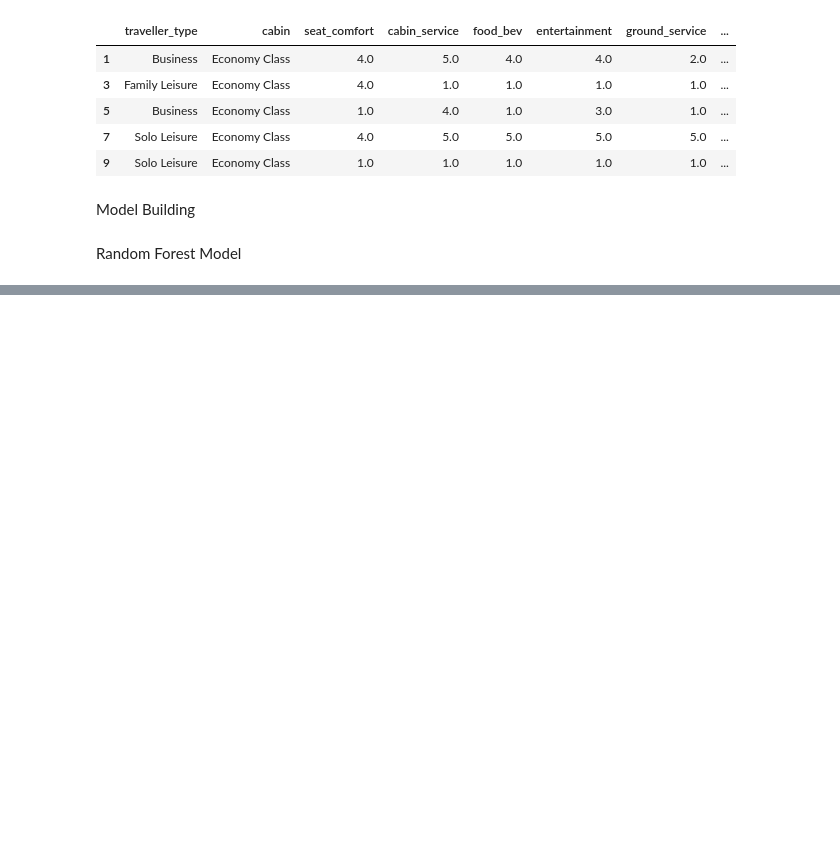
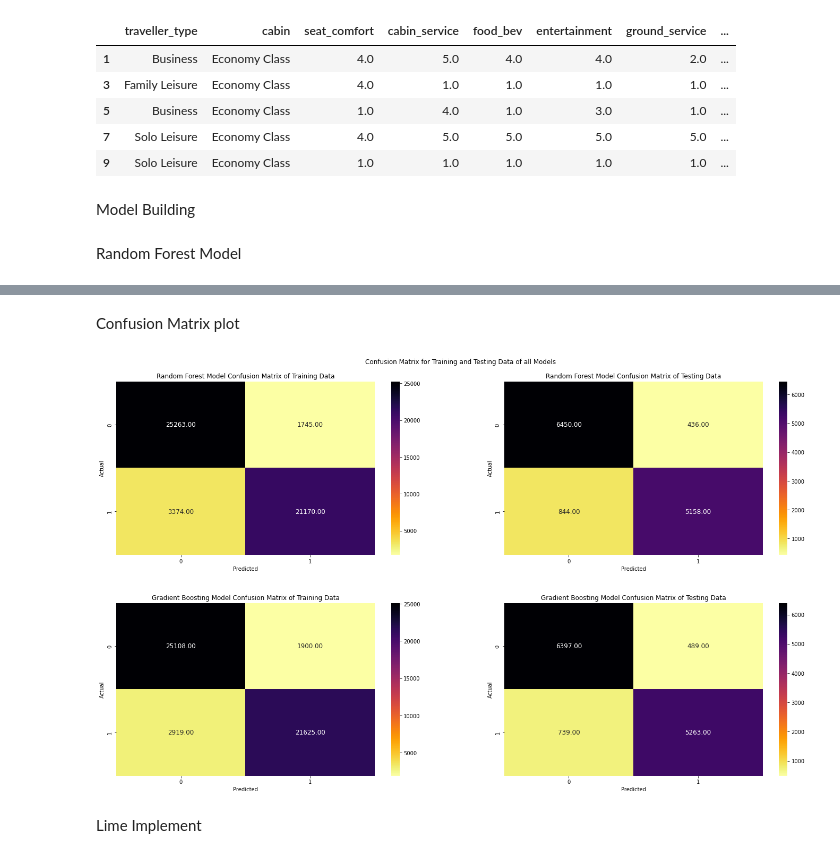
Before and after one commit to Jaiharish-passion07/Third_Classification_capstone_project, a Jupyter notebook: Individual_classification_Notebook.ipynb, the cells around one changed output, grey strips where cells are left out. Cells and saved outputs as stored; diff of their text form; code cells hidden in the pictures; blank space fills up the shorter version.

```diff
--- a/Individual_classification_Notebook.ipynb
+++ b/Individual_classification_Notebook.ipynb
@@ -281,0 +317,4 @@ RandomForestClassifier(max_depth=7, min_samples_leaf=3, min_samples_split=5,
+# %%
+#Fitting an best parameters to Gradient Boosting model
+grad_boost_after_hyperparm=grad_boost_class.best_estimator_
+grad_boost_after_hyperparm.fit(X_train, y_train)
@@ -327,8 +369,8 @@ def accuracy_of_each_model(model,X_train,X_test):
 
   return train_scores,test_scores,metrics
 # %%
-models=[random_forest_after_hyper_param_tune]
-name=['Random Forest Model After Hyperparameter Tuning']
+models=[random_forest_after_hyper_param_tune,grad_boost_after_hyperparm]
+name=['Random Forest Model After Hyperparameter Tuning','Gradient Boosting Model After Hyperparameter Tuning']
 # %%
 for model_ in range(len(models)):
   train_score_,test_score_,metrics_=accuracy_of_each_model(models[model_],X_train,X_test)
@@ -346,0 +397,39 @@ for model_ in range(len(models)):
+# %% [markdown]
+Confusion Matrix plot
+# %%
+from sklearn.metrics import confusion_matrix
+name1=['Random Forest Model Confusion Matrix','Gradient Boosting Model Confusion Matrix']
+# %%
+#Setting subplots
+for model_ in range(len(models)):
+
+  fig, ax =plt.subplots(1,2,figsize=(24,6))
+  if model_==0:
+    fig.suptitle('Confusion Matrix for Training and Testing Data of all Models')
+  else:pass
+  y_pred_train = models[model_].predict(X_train)
+  y_pred_test = models[model_].predict(X_test)
+
+  dat1_train= confusion_matrix(y_train, y_pred_train)
+  dat2_test = confusion_matrix(y_test, y_pred_test)
+
+  df_cm1 = pd.DataFrame(dat1_train, columns=np.unique(y_train), index = np.unique(y_train))
+  df_cm2 = pd.DataFrame(dat2_test, columns=np.unique(y_test), index = np.unique(y_test))
+
+  df_cm1.index.name = 'Actual'
+  df_cm1.columns.name = 'Predicted'
+  #sns.set(font_scale=1.4)#for label size
+  df_cm2.index.name = 'Actual'
+  df_cm2.columns.name = 'Predicted'
+
+  a=sns.heatmap(df_cm1, cmap="inferno_r", annot=True,annot_kws={"size": 12},fmt='.2f',ax=ax[0])
+  a.set(title=name1[model_]+' of Training Data')
+  print("")
+  b=sns.heatmap(df_cm2, cmap="inferno_r", annot=True,annot_kws={"size": 12},fmt='.2f',ax=ax[1])
+  b.set(title=name1[model_]+' of Testing Data')
+  print("")
+  fig.savefig('imagename'+str(model_)+'.png')
+  fig.show()
+# %% [output]
+[figure, added]
+[figure, added]
@@ -346,0 +448,2 @@ for model_ in range(len(models)):
+# %% [markdown]
+Lime Implement
```
Also changed, not shown: parts of 23 cells of this notebook.
